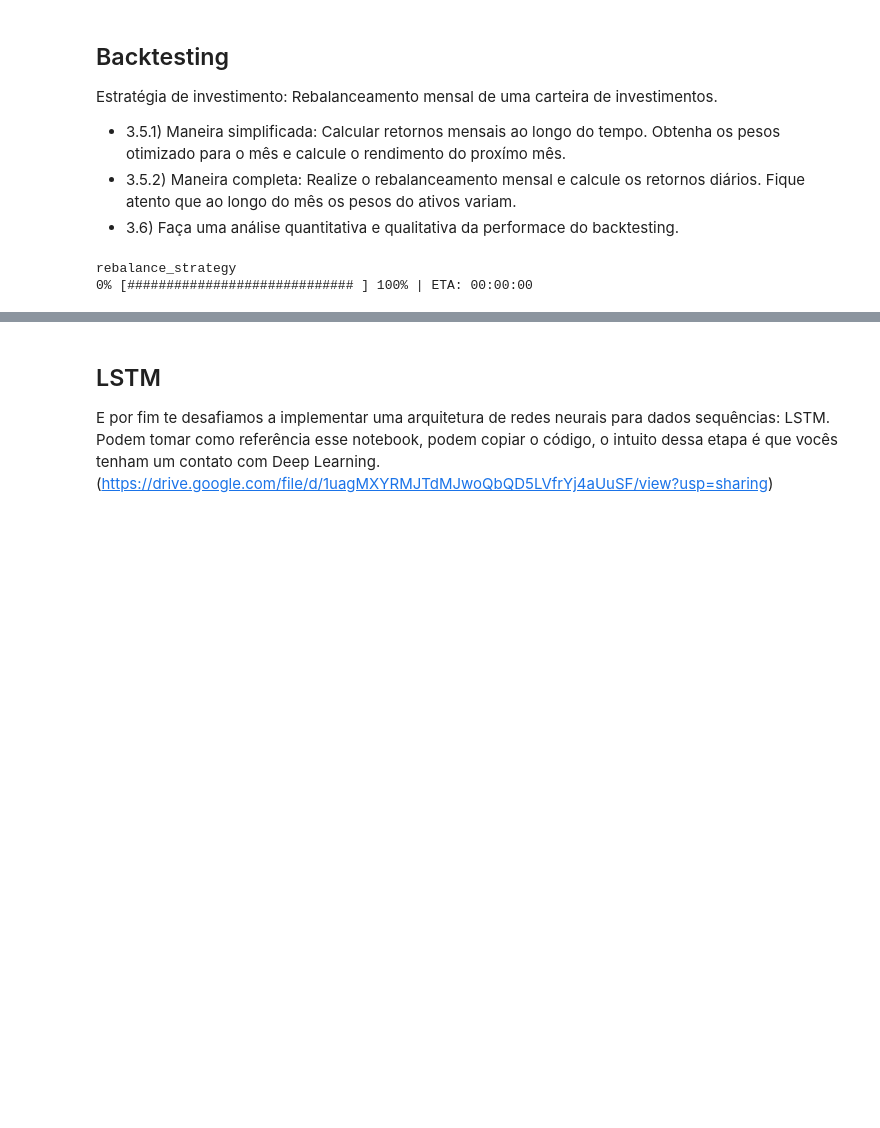
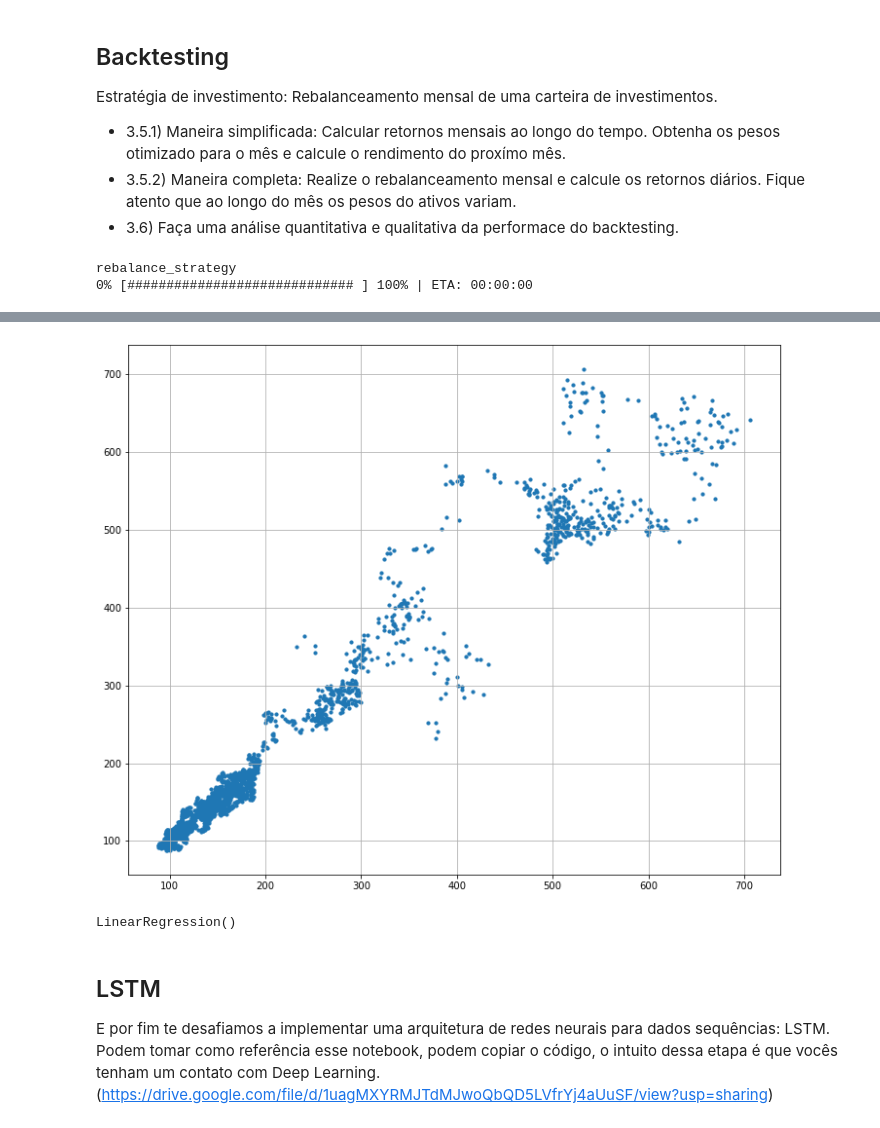
Before and after one commit to raulgranja/Quant-basics, a Jupyter notebook: quant-basics.ipynb, the cells around one changed output, grey strips where cells are left out. Saved outputs shown, nothing was run; the diff lists cells and outputs as text; code cells hidden in the pictures; blank space fills up the shorter version.

```diff
--- a/quant-basics.ipynb
+++ b/quant-basics.ipynb
@@ -488,3 +519,15 @@ Exemplo:
+# %%
+plt.figure(figsize=(12, 10))
+plt.scatter(x, y, s=10)
+plt.grid()
+plt.show()
+# %% [output]
+[figure, added]
+# %%
+reg = linear_model.LinearRegression()
+reg.fit(x, y)
+# %% [output]
+LinearRegression()
 # %% [markdown]
 ## LSTM
 
```
Also changed, not shown: parts of 18 cells of this notebook.
